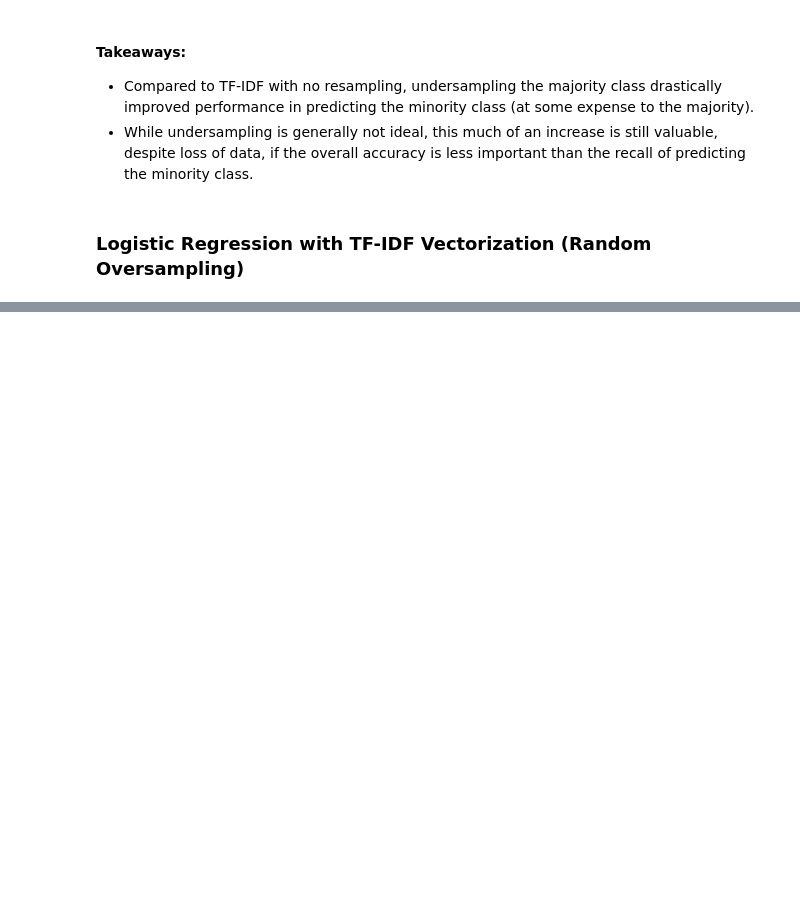
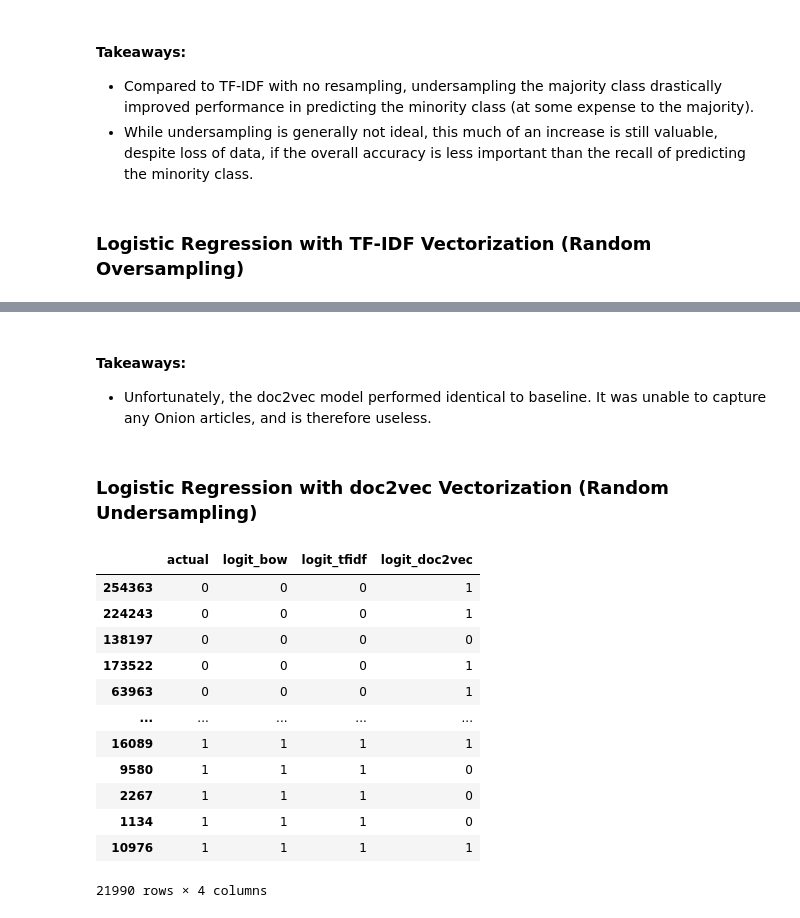
Before and after one commit to adam-gomez/finding-fake-news, a Jupyter notebook: walkthrough.ipynb, the cells around one changed output, grey strips where cells are left out. Drawn from its saved outputs; the diff is of its cells as text; code cells hidden in the pictures; blank space fills up the shorter version.

```diff
--- a/walkthrough.ipynb
+++ b/walkthrough.ipynb
@@ -980,0 +1043,3 @@ vocab_oversampled[20000:20010]
+# %%
+#instantiate model
+doc2vec_model_undersampled = Doc2Vec(vector_size=64, window=2, min_count=1, workers=8, epochs=40)
@@ -980,0 +1049,3 @@ vocab_oversampled[20000:20010]
+# %%
+# pass the cleaned text into the model to generate vectors for each document
+X_train_doc2vec_undersampled = [doc2vec_model_undersampled.infer_vector((train.clean[i].split(' '))) for i in train_undersampled.clean.index]
@@ -1330,0 +1516,24 @@ weighted avg       0.94      0.93      0.93    331778
+# %% [markdown]
+#### Takeaways:
+- Unfortunately, the doc2vec model performed identical to baseline. It was unable to capture any Onion articles, and is therefore useless.
+# %% [markdown]
+### Logistic Regression with doc2vec Vectorization (Random Undersampling)
+# %%
+logit_doc2vec_undersampled = LogisticRegression().fit(X_train_doc2vec_undersampled, y_train_undersampled)
+# %%
+train_results_undersampled['logit_doc2vec'] = logit_doc2vec_undersampled.predict(X_train_doc2vec_undersampled)
+train_results_undersampled
+# %% [output]
+|  | actual | logit_bow | logit_tfidf | logit_doc2vec |
+| 254363 | 0 | 0 | 0 | 1 |
+| 224243 | 0 | 0 | 0 | 1 |
+| 138197 | 0 | 0 | 0 | 0 |
+| 173522 | 0 | 0 | 0 | 1 |
+| 63963 | 0 | 0 | 0 | 1 |
+| ... | ... | ... | ... | ... |
+| 16089 | 1 | 1 | 1 | 1 |
+| 9580 | 1 | 1 | 1 | 0 |
+| 2267 | 1 | 1 | 1 | 0 |
+| 1134 | 1 | 1 | 1 | 0 |
+| 10976 | 1 | 1 | 1 | 1 |
+21990 rows × 4 columns
```
Also changed, not shown: parts of 71 cells of this notebook.
